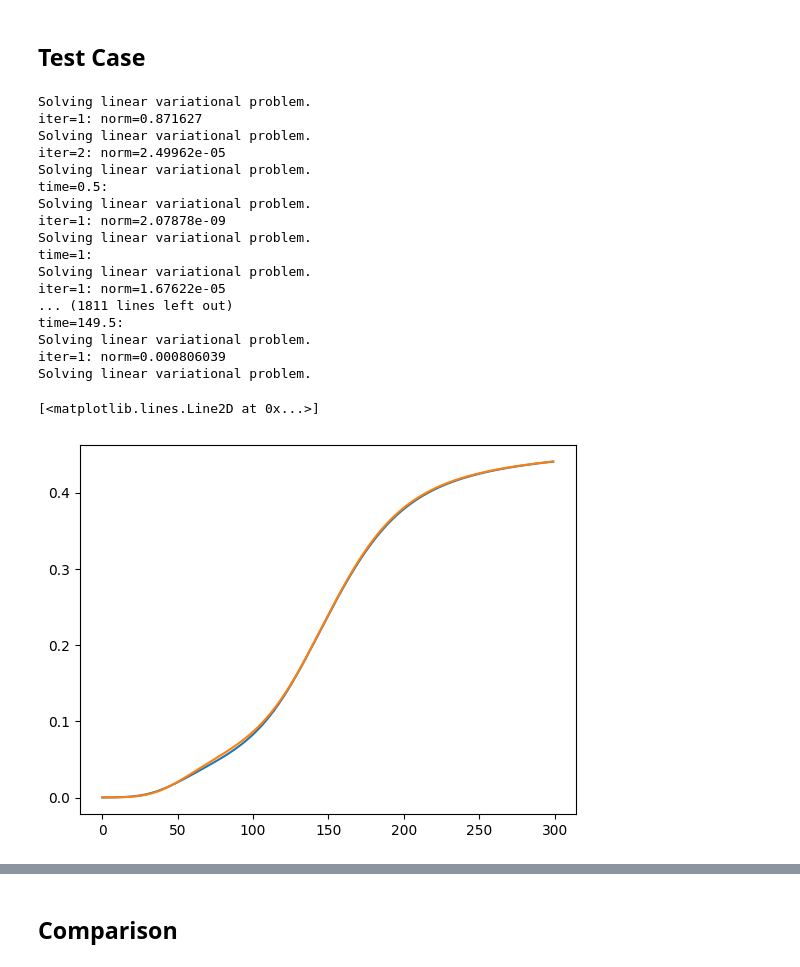
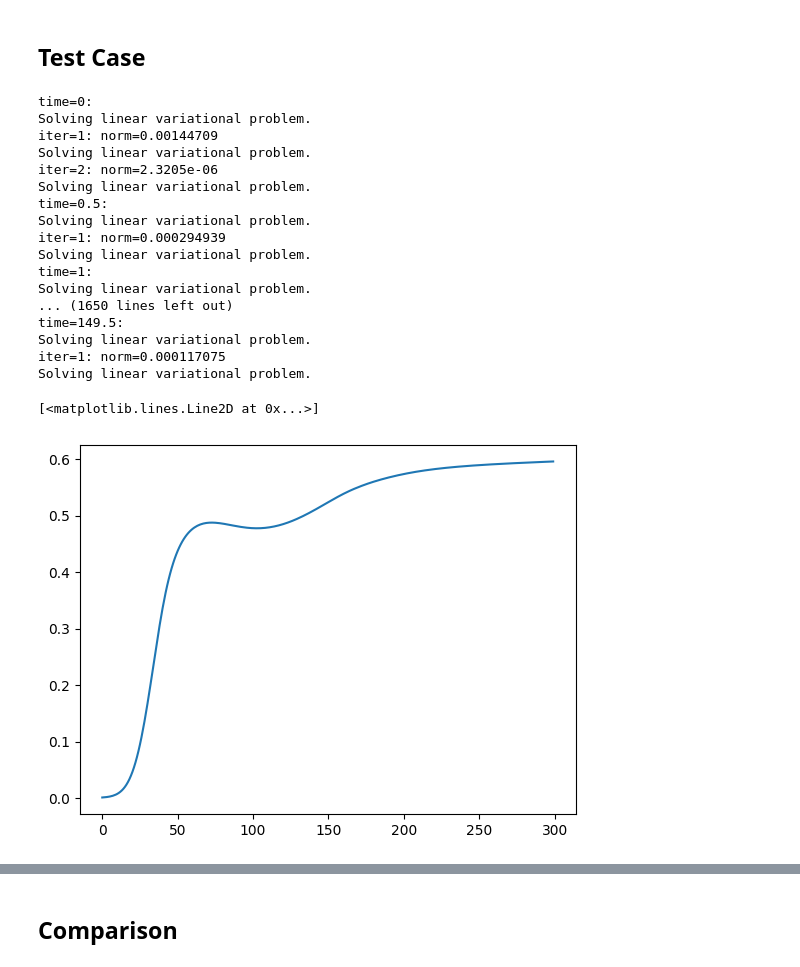
Before and after one commit to saragazzoni/Master_Thesis, a Jupyter notebook: Model2D/main.ipynb, the cells around one changed output, grey strips where cells are left out. Drawn from its saved outputs; the diff is of its cells as text; code cells hidden in the pictures.

```diff
--- a/Model2D/main.ipynb
+++ b/Model2D/main.ipynb
@@ -27,41 +27,39 @@ T = 150
 save_interval = 2
 times = [] #[0,7/dt,14/dt,21/dt,28/dt]
 doses = [] #10*np.ones_like(times)
-V = FunctionSpace(mesh,"P",1)
-n0 = Expression("m0/(pow(2*pi,0.5)*sigma)*exp(-pow(x[2]-s0,2)/(2*sigma*sigma) - x[0]*x[0]/(2*sigma_x*sigma_x) - x[1]*x[1]/(2*sigma_x*sigma_x))",
-                m0 = m0,s0 = 0.5,sigma=sqrt(0.02),sigma_x = sqrt(0.008),degree=2)
-# n0 = Expression("m0/(pow(2*pi,0.5)*sigma)*exp(-pow(x[2]-s0,2)/(2*sigma*sigma))",m0 = m0,s0 = 0.5,sigma=sqrt(0.02),degree=2)
+V = FunctionSpace(mesh,"P",2)
+# n0 = Expression("m0/(pow(2*pi,0.5)*sigma)*exp(-pow(x[2]-s0,2)/(2*sigma*sigma) - x[0]*x[0]/(2*sigma_x*sigma_x) - x[1]*x[1]/(2*sigma_x*sigma_x))",
+#                 m0 = m0,s0 = 0.5,sigma=sqrt(0.02),sigma_x = sqrt(0.008),degree=2)
+n0 = Expression("m0/(pow(2*pi,0.5)*sigma)*exp(-pow(x[2]-s0,2)/(2*sigma*sigma))",m0 = m0,s0 = 0.5,sigma=sqrt(0.02),degree=2)
 n0 = interpolate(n0,V)
 c0 = interpolate(Constant(1.0), V)
-path_sol = "solutions/V1.5e5_T350_ref20x20_bdf2"
+path_sol = "solutions/P2_mesh10x10"
 
-solver = bdf2.Solver2D(mesh, V, n0, c0, dt, T, save_interval, times, doses, path_sol)
+solver = s2.Solver2D(mesh, V, n0, c0, dt, T, save_interval, times, doses, path_sol)
 n_vect,c_vect,mass,csc_mass,dc_mass,tdc_mass,phi_vect = solver.solve()
 # %% [output]
+time=0:
 Solving linear variational problem.
-iter=1: norm=0.871627
+iter=1: norm=0.00144709
 Solving linear variational problem.
-iter=2: norm=2.49962e-05
+iter=2: norm=2.3205e-06
 Solving linear variational problem.
 time=0.5:
 Solving linear variational problem.
-iter=1: norm=2.07878e-09
+iter=1: norm=0.000294939
 Solving linear variational problem.
 time=1:
 Solving linear variational problem.
-iter=1: norm=1.67622e-05
-... (1811 lines left out)
+... (1650 lines left out)
 time=149.5:
 Solving linear variational problem.
-iter=1: norm=0.000806039
+iter=1: norm=0.000117075
 Solving linear variational problem.
 # %%
-path_sol = "solutions/V3e5_T150_ref20x20/"
-mass = np.load(path_sol + '/mass.npy')
+mass = np.load('solutions/P2_mesh10x10/mass.npy')
 plt.plot(mass)
-mass2 = np.load("solutions/V1.5e5_T350_ref20x20_bdf2/mass.npy")
-plt.plot(mass2)
-# plt.xlim([3,80])
+# mass2 = np.load('solutions//mass.npy')
+# plt.plot(mass2)
 # %% [output]
 [<matplotlib.lines.Line2D at 0x...>]
-[figure, old version]
+[figure, new version]
```
Also changed, not shown: parts of 10 cells of this notebook, 8 other files.
